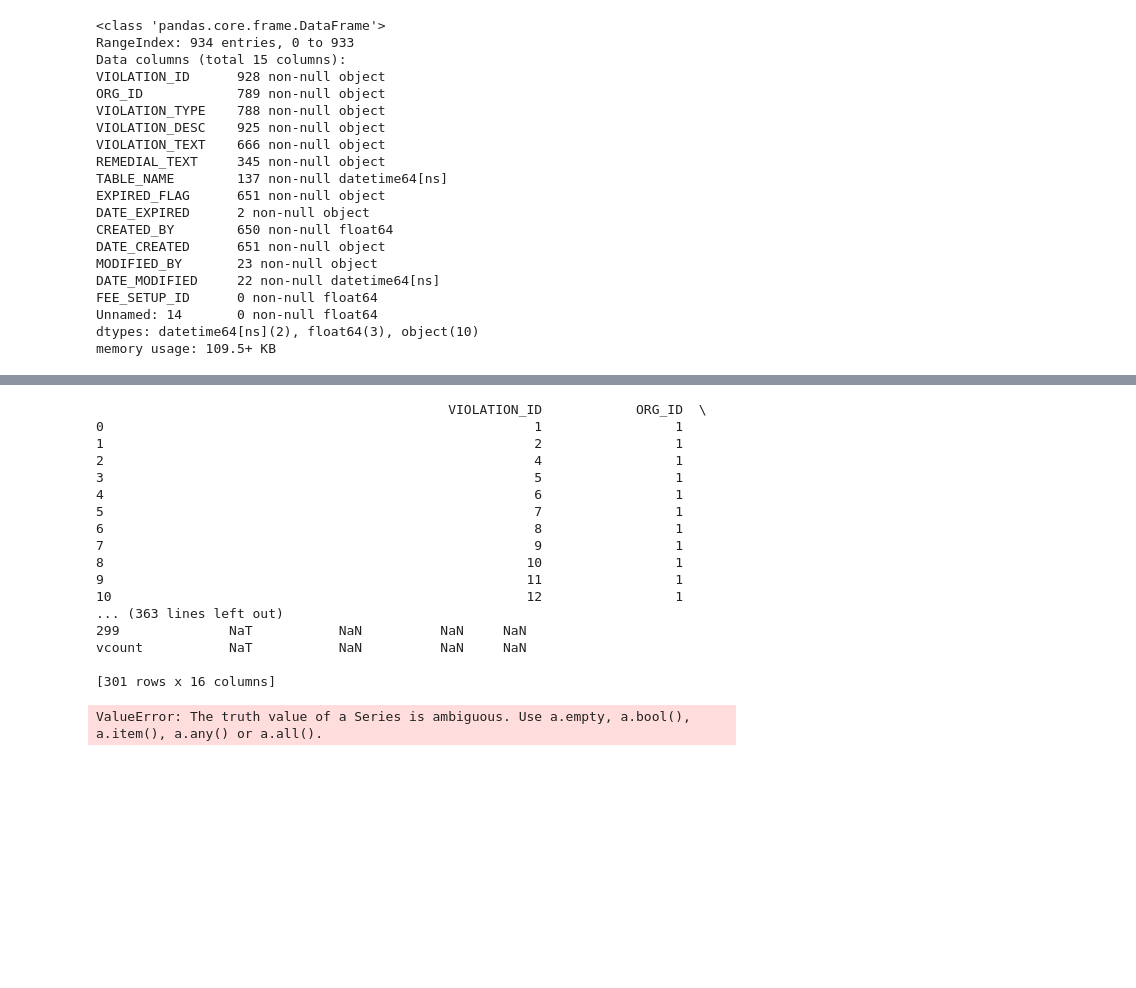
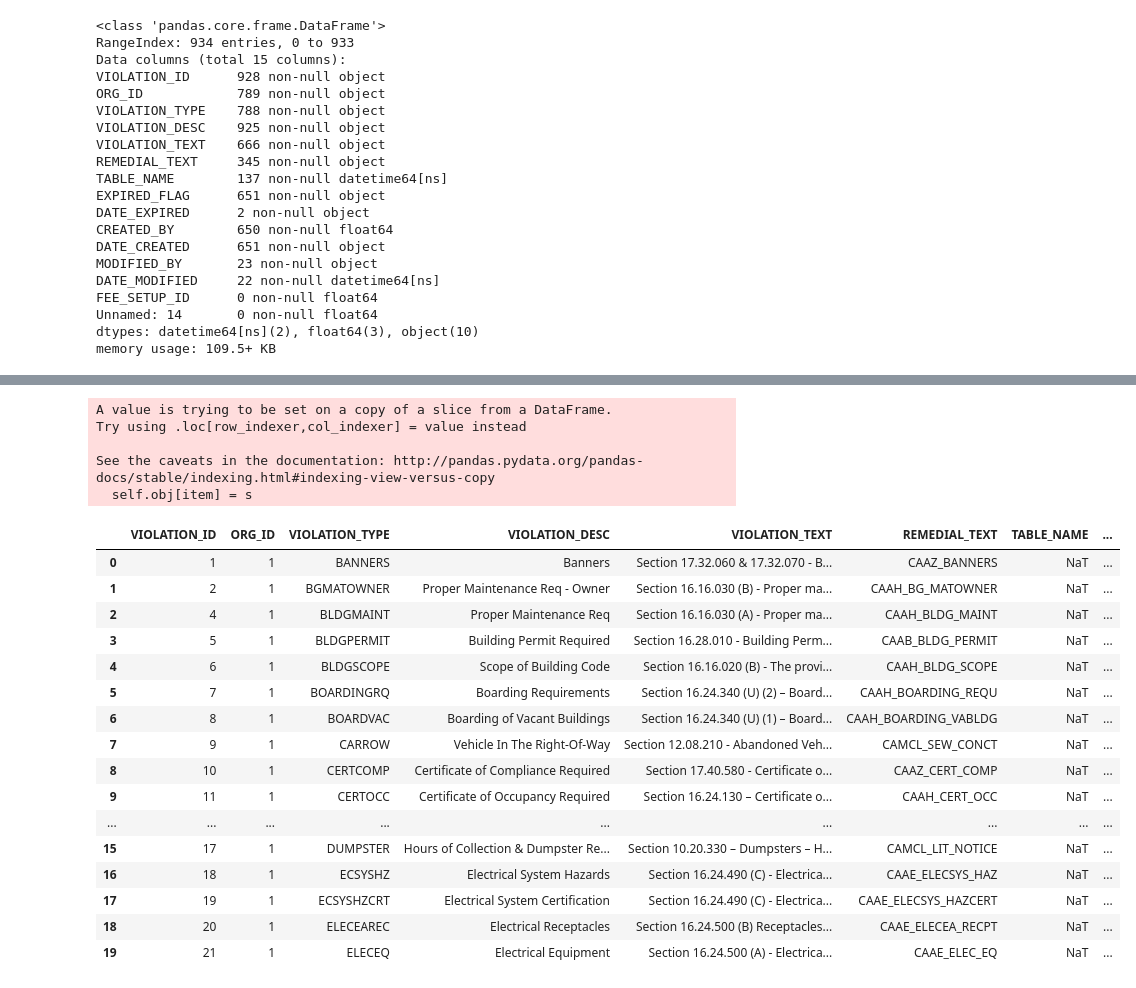
Before and after one commit to shrutijalewar/data-question-2-xtreme-united, a Jupyter notebook: DataQuestion2.ipynb, the cells around one changed output, grey strips where cells are left out. Drawn from its saved outputs; the diff is of its cells as text; code cells hidden in the pictures; blank space fills up the shorter version.

Commit message:
cleaned data: rows 0-300

```diff
--- a/DataQuestion2.ipynb
+++ b/DataQuestion2.ipynb
@@ -93,27 +75,45 @@ See the caveats in the documentation: http://pandas.pydata.org/pandas-docs/stabl
-# %%
-print(firstrows)
-# %% [output]
-                                             VIOLATION_ID            ORG_ID  \
-0                                                       1                 1
-1                                                       2                 1
-2                                                       4                 1
-3                                                       5                 1
-4                                                       6                 1
-5                                                       7                 1
-6                                                       8                 1
-7                                                       9                 1
-8                                                      10                 1
-9                                                      11                 1
-10                                                     12                 1
-... (363 lines left out)
-299              NaT           NaN          NaN     NaN
-vcount           NaT           NaN          NaN     NaN
-
-[301 rows x 16 columns]
-# %%
-if firstrows.VIOLATION_ID.str.len() > 1:
-    clean_data['VIOLATION_TEXT'] = str(clean_data['VIOLATION_TEXT']) + str(['clean_data.VIOLATION_ID'])
-
-print(clean_data)
-# %% [output]
-ValueError: The truth value of a Series is ambiguous. Use a.empty, a.bool(), a.item(), a.any() or a.all().
+# %%
+#Moving the misentered data from row 15 up to the correct columns in row 14
+
+firstrows.iloc[14,4] = str(firstrows.iloc[14,4]) + str(firstrows.iloc[15,0])
+firstrows.iloc[14,5] = firstrows.iloc[15,1]
+firstrows.iloc[14,6] = firstrows.iloc[15,2]
+firstrows.iloc[14,7] = firstrows.iloc[15,3]
+firstrows.iloc[14,8] = firstrows.iloc[15,4]
+firstrows.iloc[14,9] = firstrows.iloc[15,5]
+firstrows.iloc[14,10] = firstrows.iloc[15,6]
+firstrows.iloc[14,11] = firstrows.iloc[15,7]
+firstrows.iloc[14,12] = firstrows.iloc[15,8]
+firstrows.iloc[14,13] = firstrows.iloc[15,9]
+# %% [output]
+A value is trying to be set on a copy of a slice from a DataFrame.
+Try using .loc[row_indexer,col_indexer] = value instead
+
+See the caveats in the documentation: http://pandas.pydata.org/pandas-docs/stable/indexing.html#indexing-view-versus-copy
+  self.obj[item] = s
+# %%
+#removing row that was moved up to it's correct place and reset the index to be consecutive numbers
+
+firstrows = firstrows.drop(firstrows.index[15])
+
+firstrows = firstrows.reset_index(drop=True)
+
+firstrows.head(20)
+# %% [output]
+|  | VIOLATION_ID | ORG_ID | VIOLATION_TYPE | VIOLATION_DESC | VIOLATION_TEXT | REMEDIAL_TEXT | TABLE_NAME | ... |
+| 0 | 1 | 1 | BANNERS | Banners | Section 17.32.060 & 17.32.070 - B... | CAAZ_BANNERS | NaT | ... |
+| 1 | 2 | 1 | BGMATOWNER | Proper Maintenance Req - Owner | Section 16.16.030 (B) - Proper ma... | CAAH_BG_MATOWNER | NaT | ... |
+| 2 | 4 | 1 | BLDGMAINT | Proper Maintenance Req | Section 16.16.030 (A) - Proper ma... | CAAH_BLDG_MAINT | NaT | ... |
+| 3 | 5 | 1 | BLDGPERMIT | Building Permit Required | Section 16.28.010 - Building Perm... | CAAB_BLDG_PERMIT | NaT | ... |
+| 4 | 6 | 1 | BLDGSCOPE | Scope of Building Code | Section 16.16.020 (B) - The provi... | CAAH_BLDG_SCOPE | NaT | ... |
+| 5 | 7 | 1 | BOARDINGRQ | Boarding Requirements | Section 16.24.340 (U) (2) – Board... | CAAH_BOARDING_REQU | NaT | ... |
+| 6 | 8 | 1 | BOARDVAC | Boarding of Vacant Buildings | Section 16.24.340 (U) (1) – Board... | CAAH_BOARDING_VABLDG | NaT | ... |
+| 7 | 9 | 1 | CARROW | Vehicle In The Right-Of-Way | Section 12.08.210 - Abandoned Veh... | CAMCL_SEW_CONCT | NaT | ... |
+| 8 | 10 | 1 | CERTCOMP | Certificate of Compliance Required | Section 17.40.580 - Certificate o... | CAAZ_CERT_COMP | NaT | ... |
+| 9 | 11 | 1 | CERTOCC | Certificate of Occupancy Required | Section 16.24.130 – Certificate o... | CAAH_CERT_OCC | NaT | ... |
+| ... | ... | ... | ... | ... | ... | ... | ... | ... |
+| 15 | 17 | 1 | DUMPSTER | Hours of Collection & Dumpster Re... | Section 10.20.330 – Dumpsters – H... | CAMCL_LIT_NOTICE | NaT | ... |
+| 16 | 18 | 1 | ECSYSHZ | Electrical System Hazards | Section 16.24.490 (C) - Electrica... | CAAE_ELECSYS_HAZ | NaT | ... |
+| 17 | 19 | 1 | ECSYSHZCRT | Electrical System Certification | Section 16.24.490 (C) - Electrica... | CAAE_ELECSYS_HAZCERT | NaT | ... |
+| 18 | 20 | 1 | ELECEAREC | Electrical Receptacles | Section 16.24.500 (B) Receptacles... | CAAE_ELECEA_RECPT | NaT | ... |
+| 19 | 21 | 1 | ELECEQ | Electrical Equipment | Section 16.24.500 (A) - Electrica... | CAAE_ELEC_EQ | NaT | ... |
```
Also changed, not shown: parts of 6 cells of this notebook.
